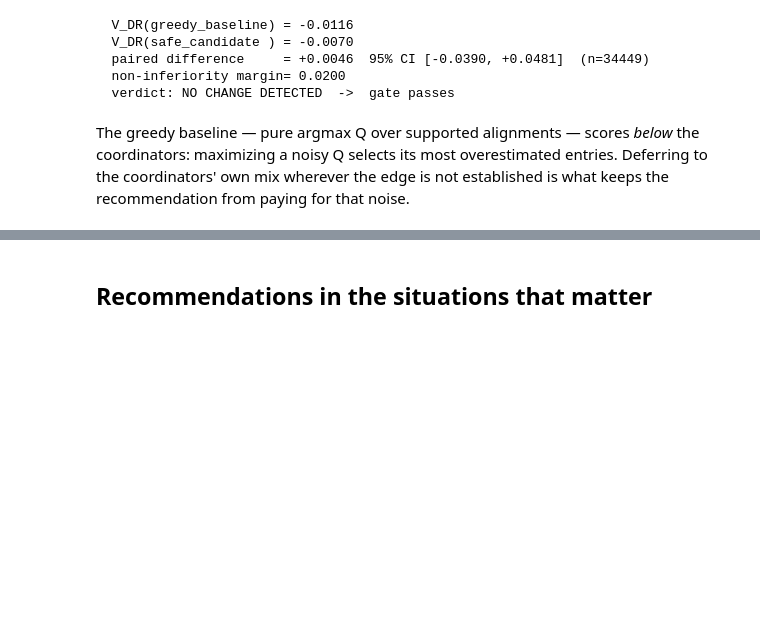
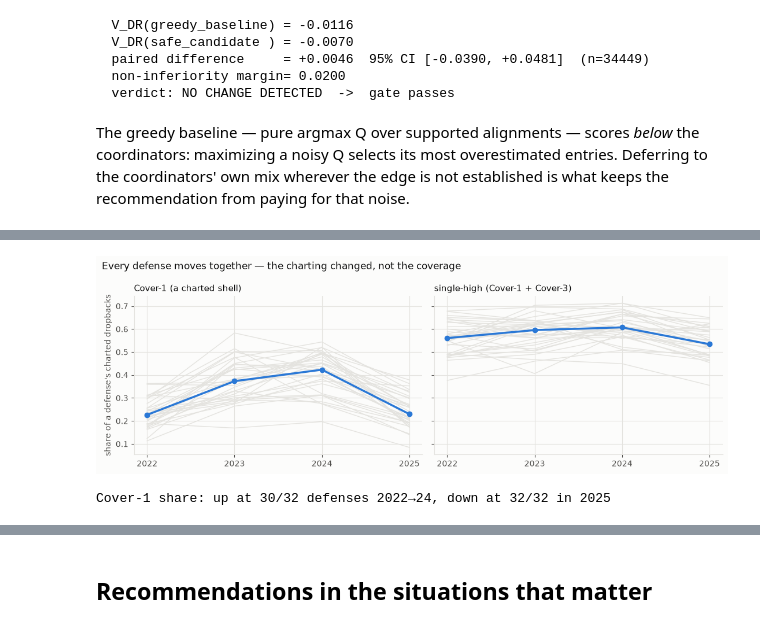
Before and after one commit to pendsec/nfl-playcalling, a Jupyter notebook: notebooks/v3_pipeline_walkthrough.ipynb, the cells around one changed output, grey strips where cells are left out. Cells and saved outputs as stored; diff of their text form; code cells hidden in the pictures; blank space fills up the shorter version.

```diff
--- a/notebooks/v3_pipeline_walkthrough.ipynb
+++ b/notebooks/v3_pipeline_walkthrough.ipynb
@@ -468,0 +479,26 @@ noise.
+# %%
+# What the raw charting says, season by season, for every defense.
+raw = pbp[(pbp.play_type == "pass") & pbp.epa.notna() & pbp.season.isin(S)].copy()
+raw["cov"] = raw.defense_coverage_type.astype("string").str.upper()
+raw = raw[raw["cov"].isin(["COVER_0", "COVER_1", "COVER_2", "COVER_3", "COVER_4", "COVER_6"])]
+raw["single_high"] = raw["cov"].isin(["COVER_1", "COVER_3"])
+by_team = raw.groupby(["defteam", "season"]).agg(cover1=("cov", lambda c: (c == "COVER_1").mean()),
+                                                 single_high=("single_high", "mean")).unstack()
+fig, axes = plt.subplots(1, 2, figsize=(11, 3.8), sharey=True)
+for ax, col, title in [(axes[0], "cover1", "Cover-1 (a charted shell)"),
+                       (axes[1], "single_high", "single-high (Cover-1 + Cover-3)")]:
+    t = by_team[col]
+    for _, row in t.iterrows():
+        ax.plot(t.columns, row.values, color=GRID, lw=1)
+    ax.plot(t.columns, t.median().values, color=BLUE, lw=2.5, marker="o")
+    ax.set_title(title, loc="left", fontsize=11); ax.set_xticks(t.columns)
+axes[0].set_ylabel("share of a defense's charted dropbacks")
+fig.suptitle("Every defense moves together — the charting changed, not the coverage", x=0.01,
+             ha="left", fontsize=12)
+plt.tight_layout(); plt.show()
+d = by_team["cover1"]
+print(f"Cover-1 share: up at {(d[2024] > d[2022]).sum()}/32 defenses 2022→24, "
+      f"down at {(d[2025] < d[2024]).sum()}/32 in 2025")
+# %% [output]
+[figure, added]
+Cover-1 share: up at 30/32 defenses 2022→24, down at 32/32 in 2025
```
Also changed, not shown: parts of 14 cells of this notebook, 14 other files.
